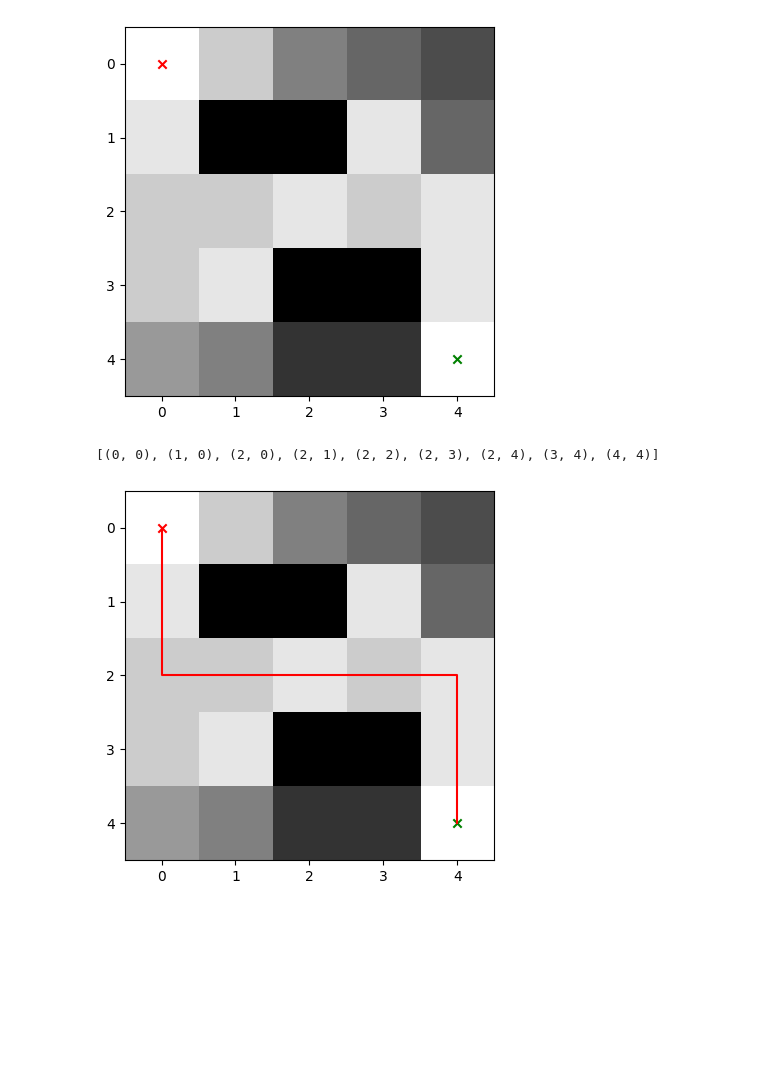
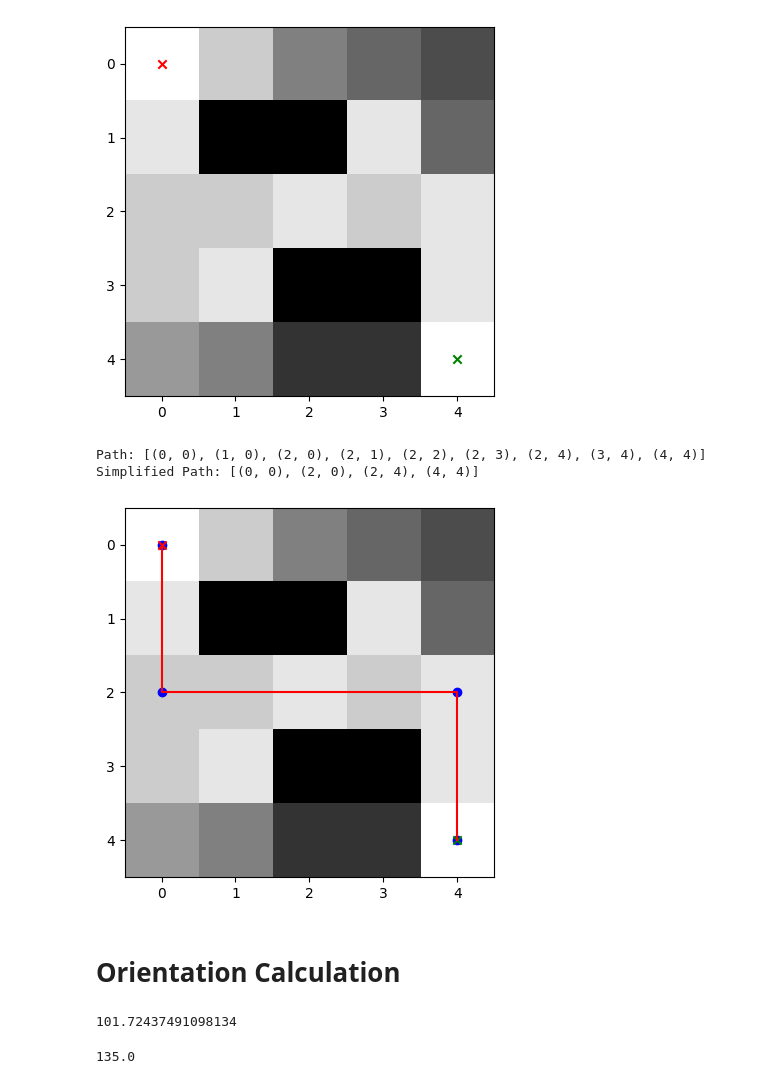
Before and after one commit to Kawai-Senpai/SLAMBot_Python, a Jupyter notebook: test.ipynb, the cells around one changed output. Saved outputs shown, nothing was run; the diff lists cells and outputs as text; code cells hidden in the pictures; blank space fills up the shorter version.

```diff
--- a/test.ipynb
+++ b/test.ipynb
@@ -324,7 +341,7 @@ def astar(start_cell, end_cell):
         for neighbor in neighbors:
 
             # Create the neighbor node
-            neighbor_node = node(neighbor, parent=current_node, cost=current_node.cost + cost(current_node.value, neighbor) + heuristic(neighbor, end_cell))
+            neighbor_node = node(neighbor, parent=current_node, cost=current_node.cost + cost(current_node, neighbor) + heuristic(neighbor, end_cell))
 
             # Check if the neighbor is in the visited list
             if neighbor_node in visited:
@@ -340,23 +357,82 @@ def astar(start_cell, end_cell):
                         node_ = neighbor_node
     return None
 
+def simplify_path(path):
+    if not path:
+        return []
+
+    simplified_path = []
+    current_direction = None
+
+    for i in range(1, len(path)):
+        prev_cell = path[i - 1]
+        current_cell = path[i]
+
+        # Calculate the direction of movement
+        direction = (current_cell[0] - prev_cell[0], current_cell[1] - prev_cell[1])
+
+        if direction != current_direction:
+            simplified_path.append(prev_cell)
+            current_direction = direction
+
+    simplified_path.append(path[-1])
+
+    return simplified_path
+
 # Run the A* algorithm
 path = astar(robot_cell, end_cell)
-path
+print("Path:", path)
+simplified_path = simplify_path(path)
+print("Simplified Path:", simplified_path)
 # %% [output]
-[(0, 0), (1, 0), (2, 0), (2, 1), (2, 2), (2, 3), (2, 4), (3, 4), (4, 4)]
+Path: [(0, 0), (1, 0), (2, 0), (2, 1), (2, 2), (2, 3), (2, 4), (3, 4), (4, 4)]
+Simplified Path: [(0, 0), (2, 0), (2, 4), (4, 4)]
 # %%
-coordinate_list = astar(robot_cell, end_cell)
 
 #! Display the map --------------------------------------------------
 plt.figure()
 plt.imshow(free_space_grid, cmap='gray', origin='upper')
 
 # Plot the path as a line
-path = np.array(coordinate_list)
+path = np.array(path)
+simplified_path = np.array(simplified_path)
+#plot simplified dots
+plt.scatter(simplified_path[:, 1], simplified_path[:, 0], color='b')
 plt.plot(path[:, 1], path[:, 0], 'r')
 plt.scatter(robot_cell[1], robot_cell[0], color='r', marker='x')
 plt.scatter(end_cell[1], end_cell[0], color='g', marker='x')
 plt.show()
 # %% [output]
-[figure, old version]
+[figure, new version]
+# %% [markdown]
+# Orientation Calculation
+# %%
+before = [[ 0.99999587 ,0.00287304, -0.09668887],
+ [-0.00287304,  0.99999587, -0.09882394],
+ [ 0.0,          0.0,          1.0        ]]
+
+after = [[ 0.97913645, -0.20320386,  7.46539383],
+ [ 0.20320386,  0.97913645,  1.92814546],
+ [ 0.0,          0.0,          1.0        ]]
+
+rotation = np.arctan2(after[1][0], after[0][0])
+
+#to degrees
+rotation = np.rad2deg(rotation + np.pi/2)
+print(rotation)
+# %% [output]
+101.72437491098134
+# %%
+a = (0,0)
+b = (-5,5)
+
+line_vector = (b[0] - a[0], b[1] - a[1])
+
+# tan inverse
+target_angle = np.arctan2(line_vector[1], line_vector[0])
+
+#to degrees
+target_angle = np.rad2deg(target_angle)
+print(target_angle)
+# %% [output]
+135.0
```
Also changed, not shown: parts of 1 cell of this notebook, 5 other files.
